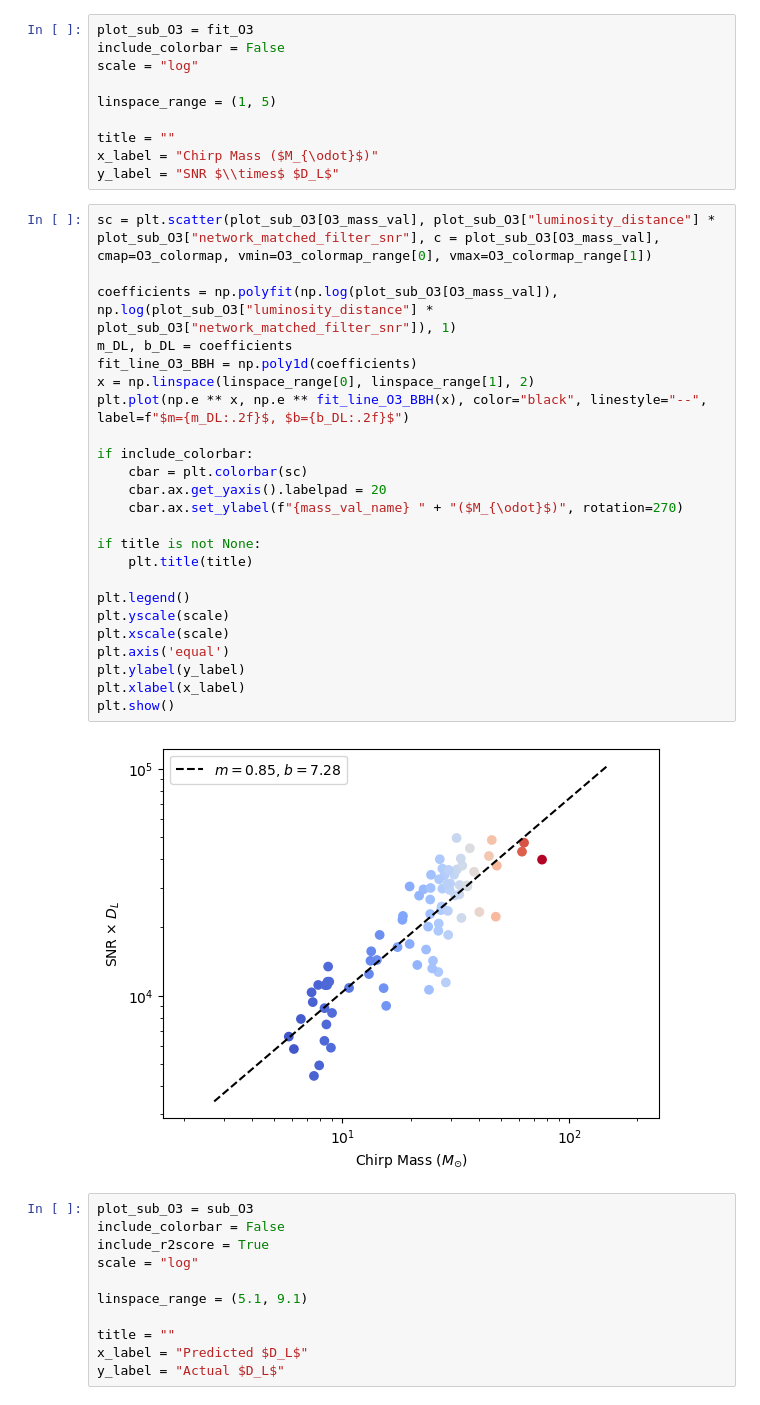
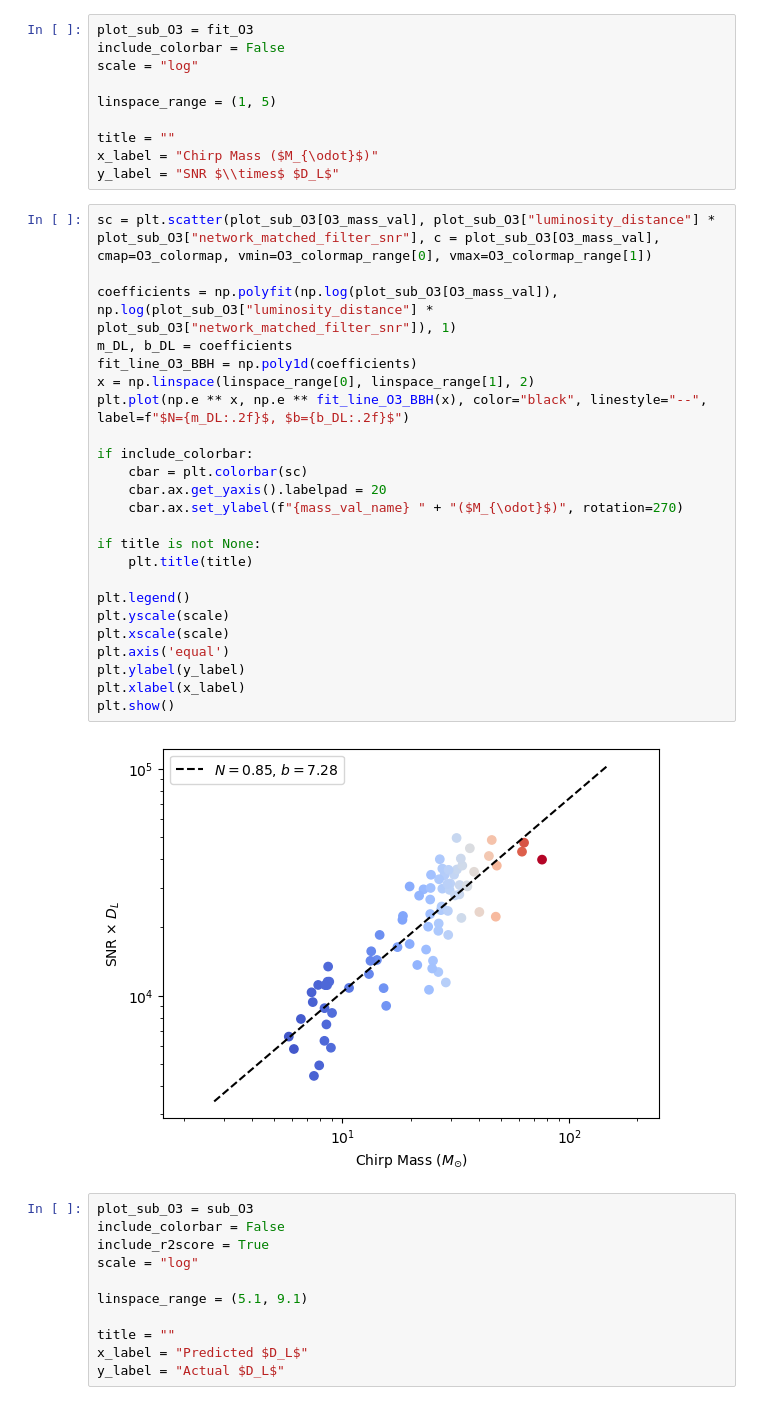
Before and after one commit to AndrewValentini/Gravitational-Waves-Research-23-24, a Jupyter notebook: Data Analysis/Graphs.ipynb, the cells around one changed output. Cells and saved outputs as stored; diff of their text form.

```diff
--- a/Data Analysis/Graphs.ipynb
+++ b/Data Analysis/Graphs.ipynb
@@ -118,29 +136,29 @@ y_label = "SNR $\\times$ $D_L$"
 # %%
 sc = plt.scatter(plot_sub_O3[O3_mass_val], plot_sub_O3["luminosity_distance"] * plot_sub_O3["network_matched_filter_snr"], c = plot_sub_O3[O3_mass_val], cmap=O3_colormap, vmin=O3_colormap_range[0], vmax=O3_colormap_range[1])
 
 coefficients = np.polyfit(np.log(plot_sub_O3[O3_mass_val]), np.log(plot_sub_O3["luminosity_distance"] * plot_sub_O3["network_matched_filter_snr"]), 1)
 m_DL, b_DL = coefficients
 fit_line_O3_BBH = np.poly1d(coefficients)
 x = np.linspace(linspace_range[0], linspace_range[1], 2)
-plt.plot(np.e ** x, np.e ** fit_line_O3_BBH(x), color="black", linestyle="--", label=f"$m={m_DL:.2f}$, $b={b_DL:.2f}$")
+plt.plot(np.e ** x, np.e ** fit_line_O3_BBH(x), color="black", linestyle="--", label=f"$N={m_DL:.2f}$, $b={b_DL:.2f}$")
 
 if include_colorbar:
     cbar = plt.colorbar(sc)
     cbar.ax.get_yaxis().labelpad = 20
     cbar.ax.set_ylabel(f"{mass_val_name} " + "($M_{\odot}$)", rotation=270)
 
 if title is not None:
     plt.title(title)
 
 plt.legend()
 plt.yscale(scale)
 plt.xscale(scale)
 plt.axis('equal')
 plt.ylabel(y_label)
 plt.xlabel(x_label)
 plt.show()
 # %% [output]
-[figure, old version]
+[figure, new version]
 # %%
 plot_sub_O3 = sub_O3
 include_colorbar = False
```
Also changed, not shown: parts of 10 cells of this notebook, 3 other files.
